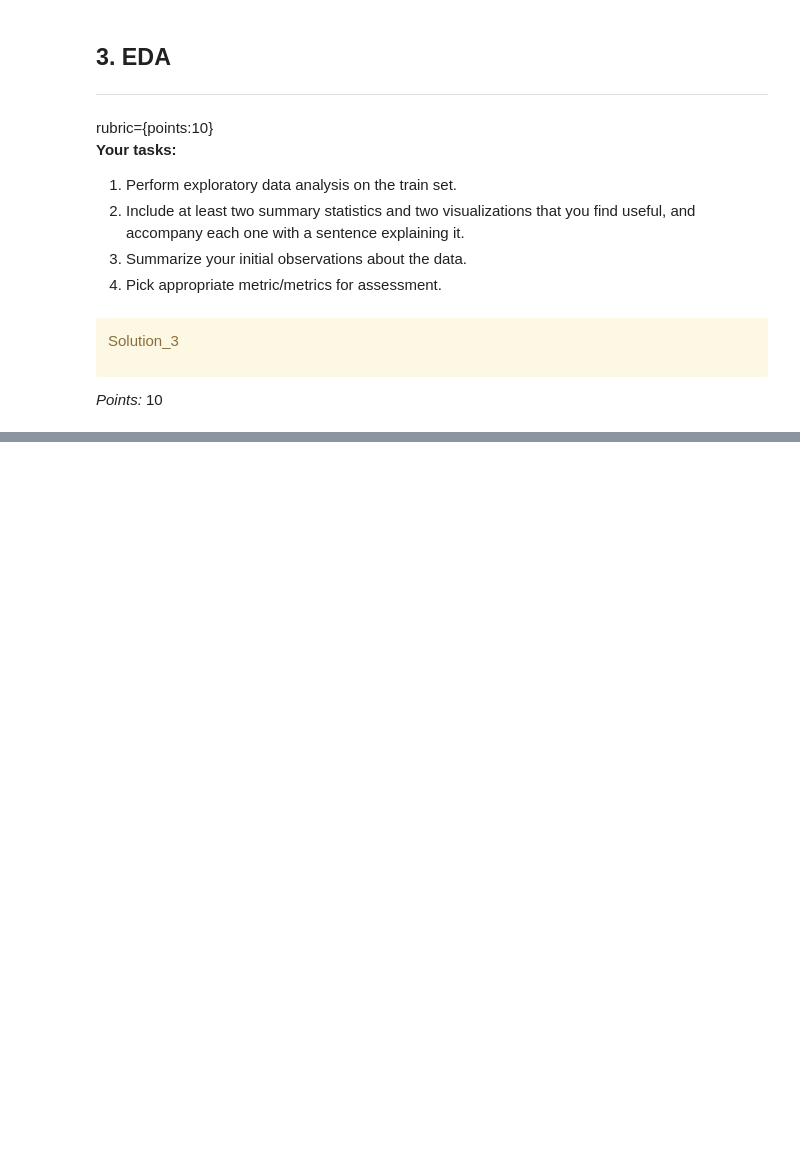
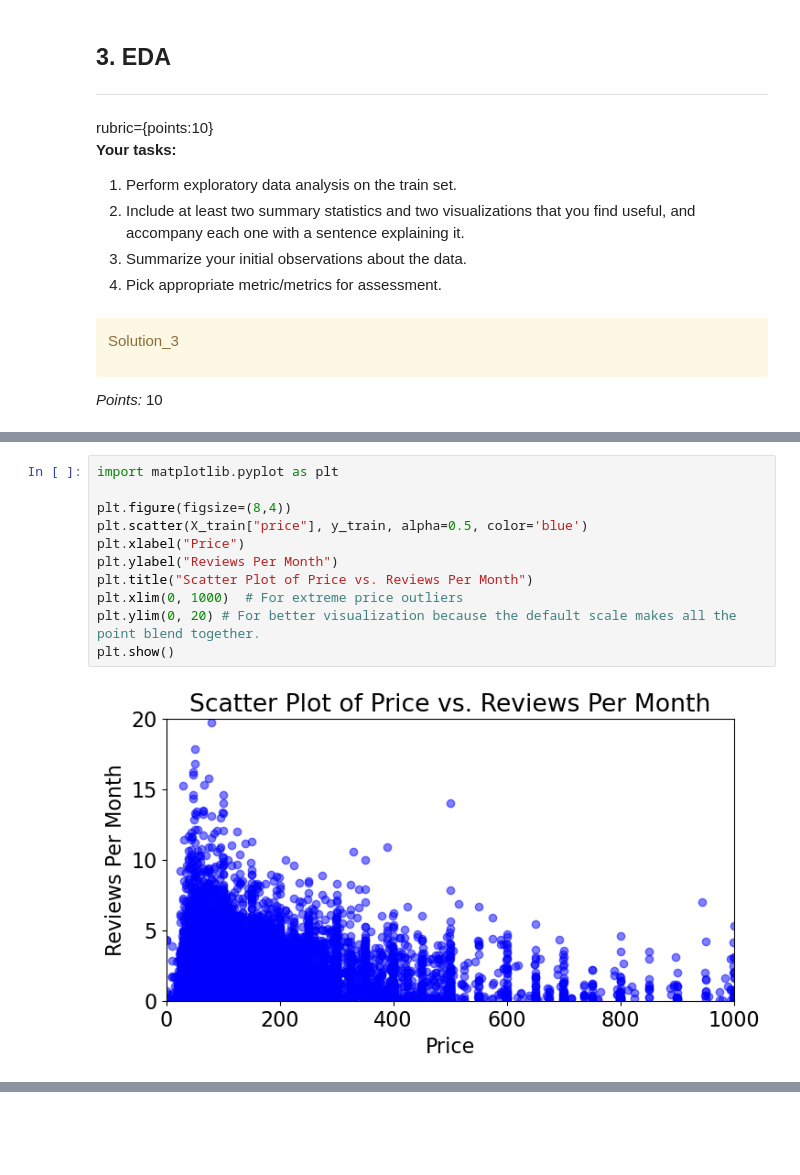
Before and after one commit to vivaanjhaveri/nyc-airbnb-reviews-regression, a Jupyter notebook: hw5.ipynb, the cells around one changed output, grey strips where cells are left out. Saved outputs shown, nothing was run; the diff lists cells and outputs as text; blank space fills up the shorter version.

```diff
--- a/hw5.ipynb
+++ b/hw5.ipynb
@@ -202,0 +294,13 @@ _Type your answer here, replacing this text._
+# %%
+import matplotlib.pyplot as plt
+
+plt.figure(figsize=(8,4))
+plt.scatter(X_train["price"], y_train, alpha=0.5, color='blue')
+plt.xlabel("Price")
+plt.ylabel("Reviews Per Month")
+plt.title("Scatter Plot of Price vs. Reviews Per Month")
+plt.xlim(0, 1000)  # For extreme price outliers
+plt.ylim(0, 20) # For better visualization because the default scale makes all the point blend together.
+plt.show()
+# %% [output]
+[figure, added]
```
Also changed, not shown: parts of 39 cells of this notebook, 4 other files.
